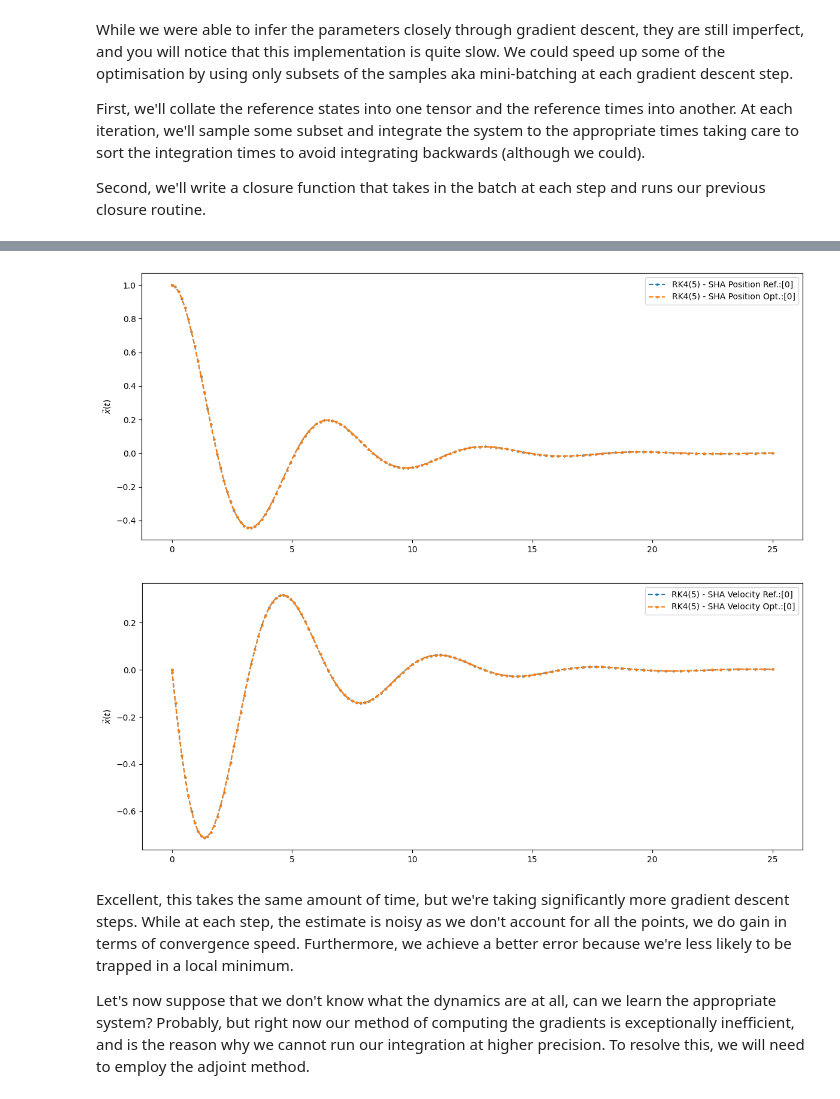
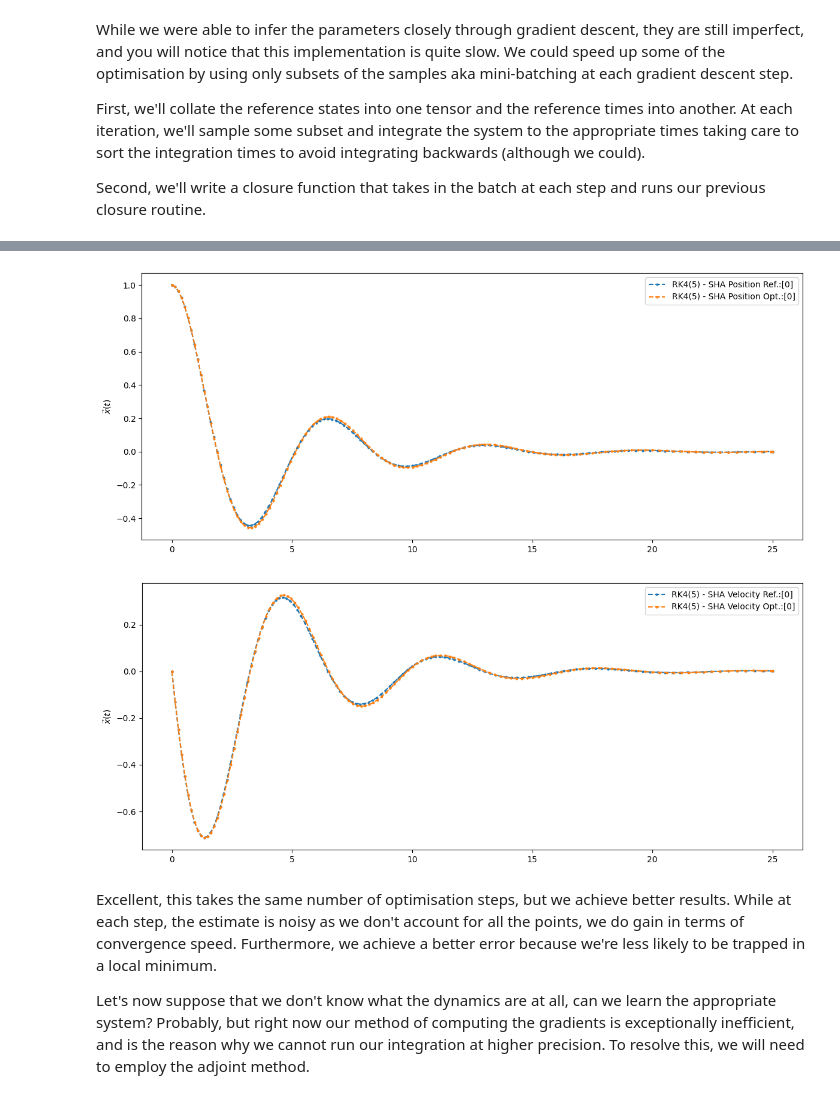
Before and after one commit to ImperialCollegeLondon/ReCoDE-NeuralODEs, a Jupyter notebook: notebooks/02-arbitrary-adaptive-tableaus.ipynb, the cells around one changed output, grey strips where cells are left out. Saved outputs shown, nothing was run; the diff lists cells and outputs as text; code cells hidden in the pictures.

```diff
--- a/notebooks/02-arbitrary-adaptive-tableaus.ipynb
+++ b/notebooks/02-arbitrary-adaptive-tableaus.ipynb
@@ -1096,17 +1093,17 @@ def sha_closure():
     current_state = initial_x.clone()
     current_time  = initial_time.clone()
     optimiser.zero_grad()
-    total_error = 0.0
+    error = 0.0
+
     for sample_index, sample_time in enumerate(times_to_integrate):
         # We don't require high precision here as this system, with the parameters we've set is fairly stable
         # We only need that the gradients have the right direction and roughly the right magnitude to do gradient descent
-        new_state, new_time, *_ = sha_integrator.apply(sha_dynamics, current_state, current_time, sample_time, torch.minimum(dt, sample_time - current_time), torch.tensor(5e-8), torch.tensor(5e-8), optimised_frequency, torch.exp(log_encoded_damping))
-        error = torch.linalg.norm(sha_states[sample_index][0] - new_state)/len(times_to_integrate)
-        if error.requires_grad:
-            error.backward()
+        new_state, new_time, *_ = adaptive_rk45_integrator.apply(sha_dynamics, current_state, current_time, sample_time, torch.minimum(dt, sample_time - current_time), atol, rtol, optimised_frequency, torch.exp(log_encoded_damping))
+        error = error + torch.linalg.norm(sha_states[sample_index][0] - new_state)/len(times_to_integrate)
         current_state, current_time = new_state.detach(), new_time.detach()
-        total_error = total_error + error.detach()
-    return total_error
+    if error.requires_grad:
+        error.backward()
+    return error
 
 # Now we need an optimisation `loop` where we will take steps to minimise the error
 number_of_gd_steps = 256
@@ -1145,9 +1142,9 @@ Best damping:   0.243672, relative error: 2.531090%
 # %%
-_, _, sha_states_ref, sha_times_ref, _ = sha_integrator.apply(sha_dynamics, initial_x, initial_time, final_time, dt, torch.tensor(5e-8), torch.tensor(5e-8), frequency, damping)
+_, _, sha_states_ref, sha_times_ref, _ = adaptive_rk45_integrator.apply(sha_dynamics, initial_x, initial_time, final_time, dt, atol, rtol, frequency, damping)
 fig_ref_position, axes_ref_position = neuralode.plot.trajectory.plot_trajectory([(i[0], j) for i, j in zip(sha_states_ref, sha_times_ref)], method_label="RK4(5) - SHA Position Ref.")
 fig_ref_velocity, axes_ref_velocity = neuralode.plot.trajectory.plot_trajectory([(i[1], j) for i, j in zip(sha_states_ref, sha_times_ref)], method_label="RK4(5) - SHA Velocity Ref.")
 
-_, _, sha_states_optimised, sha_times_optimised, _ = sha_integrator.apply(sha_dynamics, initial_x, initial_time, final_time, dt, torch.tensor(5e-8), torch.tensor(5e-8), best_frequency, best_damping)
+_, _, sha_states_optimised, sha_times_optimised, _ = adaptive_rk45_integrator.apply(sha_dynamics, initial_x, initial_time, final_time, dt, atol, rtol, best_frequency, best_damping)
 _ = neuralode.plot.trajectory.plot_trajectory([(i[0], j) for i, j in zip(sha_states_optimised, sha_times_optimised)], axes=axes_ref_position, method_label="RK4(5) - SHA Position Opt.")
 _ = neuralode.plot.trajectory.plot_trajectory([(i[1], j) for i, j in zip(sha_states_optimised, sha_times_optimised)], axes=axes_ref_velocity, method_label="RK4(5) - SHA Velocity Opt.")
 # %% [output]
@@ -1181,7 +1178,7 @@ def sha_closure(minibatch):
     current_state = initial_x.clone()
     current_time  = initial_time.clone()
     optimiser.zero_grad()
-    total_error = 0.0
+    error = 0.0
 
     times = minibatch['times']
     states = minibatch['states']
@@ -1191,19 +1188,20 @@ def sha_closure(minibatch):
     times, states = times[sorted_time_indices], states[sorted_time_indices]
 
     for sample_state, sample_time in zip(states, times):
-        new_state, new_time, *_ = sha_integrator.apply(sha_dynamics, current_state, current_time, sample_time, torch.minimum(dt, sample_time - current_time), torch.tensor(5e-8), torch.tensor(5e-8), optimised_frequency, torch.exp(log_encoded_damping))
-        error = torch.linalg.norm(sample_state - new_state)/times.shape[0]
-        if error.requires_grad:
-            error.backward()
-        current_state, current_time = new_state.detach(), new_time.detach()
-        total_error = total_error + error.detach()
-    return total_error
-
-# Now we need an optimisation `loop` where we will take steps to minimise the error
-number_of_gd_steps = 256
+        new_state, new_time, *_ = adaptive_rk45_integrator.apply(sha_dynamics, current_state, current_time, sample_time, torch.minimum(dt, sample_time - current_time), atol, rtol, optimised_frequency, torch.exp(log_encoded_damping))
+        error = error + torch.linalg.norm(sample_state - new_state)/times.shape[0]
+        current_state, current_time = new_state, new_time
+    if error.requires_grad:
+        error.backward()
+    return error
 
 # We need to set the size of our mini-batches
 batch_size = 16
+
+# Now we need an optimisation `loop` where we will take steps to minimise the error
+# We set the number of steps proportionally smaller to account for the fact that at each iteration
+# we take `time_dataset.shape[0]//batch_size` steps instead of just 1
+number_of_gd_steps = 256*batch_size//time_dataset.shape[0]
 
 # We also need to track the best solution thus far
 best_error = torch.inf
@@ -1251,15 +1249,15 @@ Best damping:   0.250057, relative error: 0.022902%
 # %%
-_, _, sha_states_ref, sha_times_ref, _ = sha_integrator.apply(sha_dynamics, initial_x, initial_time, final_time, dt, torch.tensor(5e-8), torch.tensor(5e-8), frequency, damping)
+_, _, sha_states_ref, sha_times_ref, _ = adaptive_rk45_integrator.apply(sha_dynamics, initial_x, initial_time, final_time, dt, atol, rtol, frequency, damping)
 fig_ref_position, axes_ref_position = neuralode.plot.trajectory.plot_trajectory([(i[0], j) for i, j in zip(sha_states_ref, sha_times_ref)], method_label="RK4(5) - SHA Position Ref.")
 fig_ref_velocity, axes_ref_velocity = neuralode.plot.trajectory.plot_trajectory([(i[1], j) for i, j in zip(sha_states_ref, sha_times_ref)], method_label="RK4(5) - SHA Velocity Ref.")
 
-_, _, sha_states_optimised, sha_times_optimised, _ = sha_integrator.apply(sha_dynamics, initial_x, initial_time, final_time, dt, torch.tensor(5e-8), torch.tensor(5e-8), best_frequency, best_damping)
+_, _, sha_states_optimised, sha_times_optimised, _ = adaptive_rk45_integrator.apply(sha_dynamics, initial_x, initial_time, final_time, dt, atol, rtol, best_frequency, best_damping)
 _ = neuralode.plot.trajectory.plot_trajectory([(i[0], j) for i, j in zip(sha_states_optimised, sha_times_optimised)], axes=axes_ref_position, method_label="RK4(5) - SHA Position Opt.")
 _ = neuralode.plot.trajectory.plot_trajectory([(i[1], j) for i, j in zip(sha_states_optimised, sha_times_optimised)], axes=axes_ref_velocity, method_label="RK4(5) - SHA Velocity Opt.")
 # %% [output]
-[figure, old version]
+[figure, new version]
-[figure, old version]
+[figure, new version]
 # %% [markdown]
-Excellent, this takes the same amount of time, but we're taking significantly more gradient descent steps. While at each step, the estimate is noisy as we don't account for all the points, we do gain in terms of convergence speed. Furthermore, we achieve a better error because we're less likely to be trapped in a local minimum.
+Excellent, this takes the same number of optimisation steps, but we achieve better results. While at each step, the estimate is noisy as we don't account for all the points, we do gain in terms of convergence speed. Furthermore, we achieve a better error because we're less likely to be trapped in a local minimum.
 
 Let's now suppose that we don't know what the dynamics are at all, can we learn the appropriate system? Probably, but right now our method of computing the gradients is exceptionally inefficient, and is the reason why we cannot run our integration at higher precision. To resolve this, we will need to employ the adjoint method.
```
Also changed, not shown: parts of 23 cells of this notebook, 2 other files.
